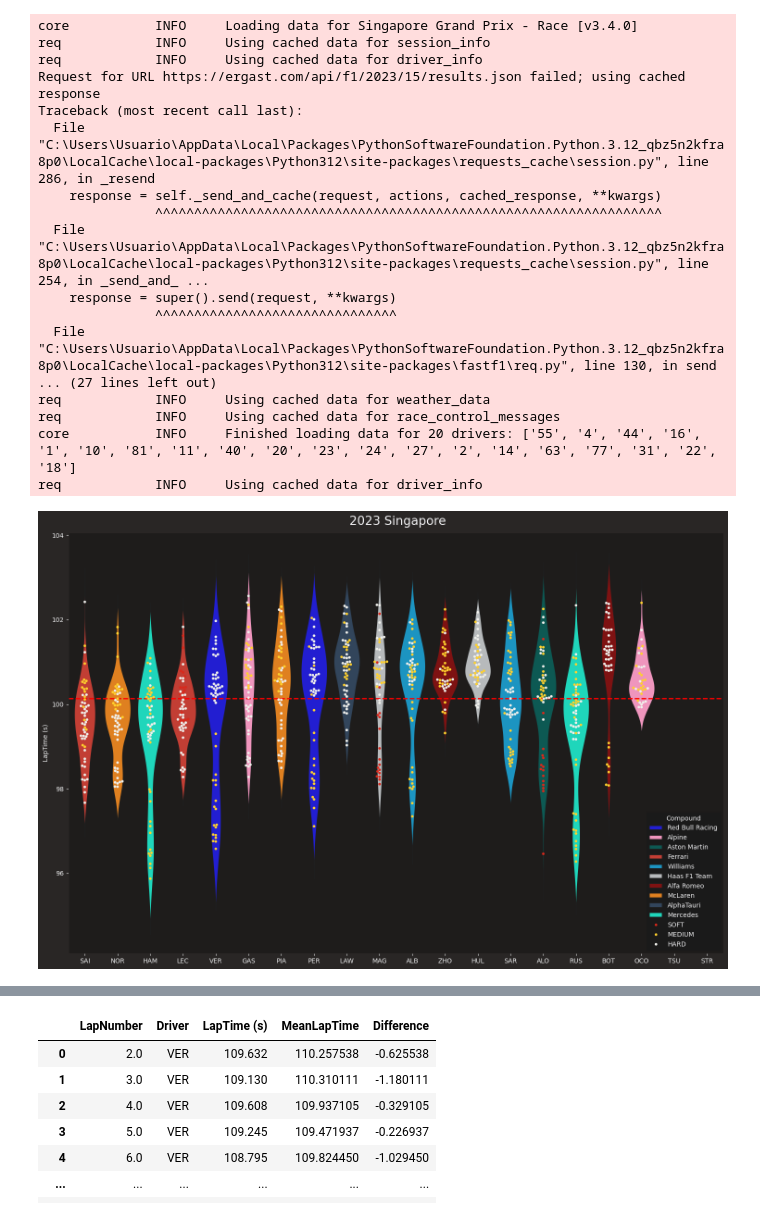
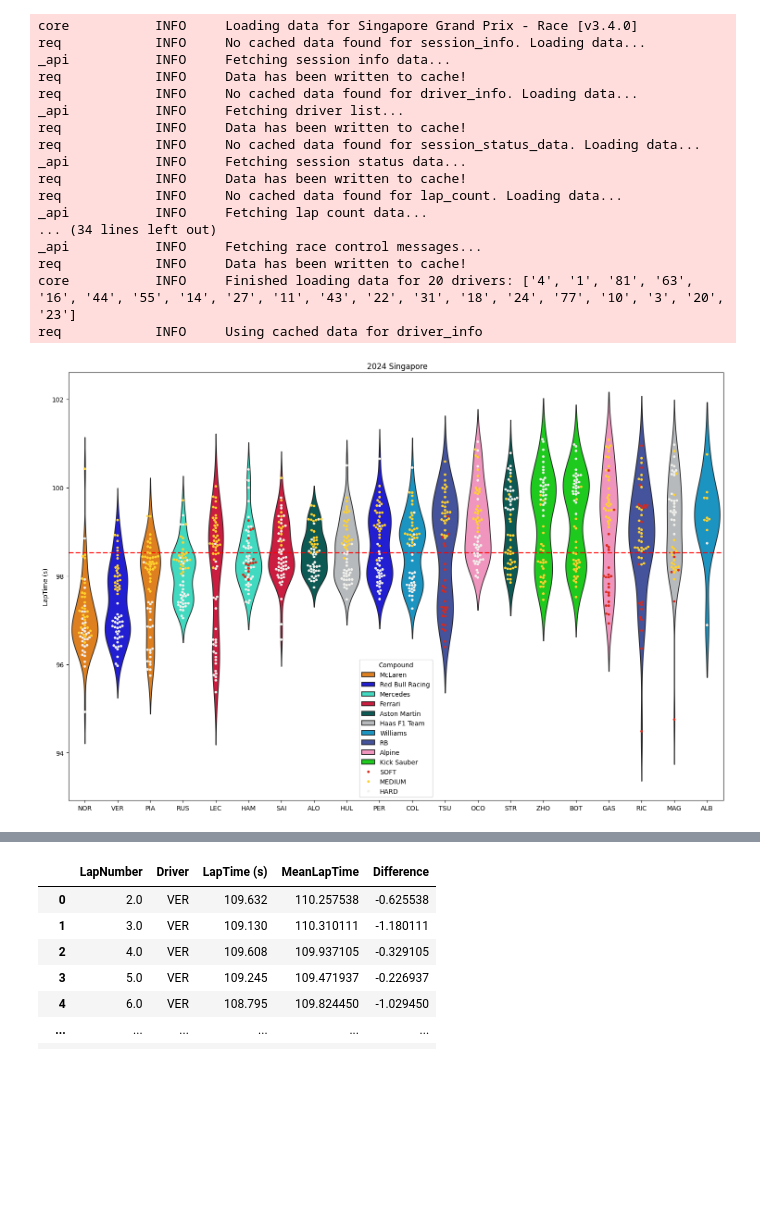
Before and after one commit to Juanto19/ProyectoF1-v1, a Jupyter notebook: Completo.ipynb, the cells around one changed output, grey strips where cells are left out. Saved outputs shown, nothing was run; the diff lists cells and outputs as text; code cells hidden in the pictures; blank space fills up the shorter version.

```diff
--- a/Completo.ipynb
+++ b/Completo.ipynb
@@ -571,23 +579,23 @@ SAR    1.653253
 PER    1.677475
 Name: Difference, dtype: float64
 # %%
-driver_pace_comp_violin(2023, 'Singapore')
+driver_pace_comp_violin(2024, 'Singapore')
 # %% [output]
 core           INFO     Loading data for Singapore Grand Prix - Race [v3.4.0]
-req            INFO     Using cached data for session_info
+req            INFO     No cached data found for session_info. Loading data...
+_api           INFO     Fetching session info data...
+req            INFO     Data has been written to cache!
+req            INFO     No cached data found for driver_info. Loading data...
+_api           INFO     Fetching driver list...
+req            INFO     Data has been written to cache!
+req            INFO     No cached data found for session_status_data. Loading data...
+_api           INFO     Fetching session status data...
+req            INFO     Data has been written to cache!
+req            INFO     No cached data found for lap_count. Loading data...
+_api           INFO     Fetching lap count data...
+... (34 lines left out)
+_api           INFO     Fetching race control messages...
+req            INFO     Data has been written to cache!
+core           INFO     Finished loading data for 20 drivers: ['4', '1', '81', '63', '16', '44', '55', '14', '27', '11', '43', '22', '31', '18', '24', '77', '10', '3', '20', '23']
 req            INFO     Using cached data for driver_info
-Request for URL https://ergast.com/api/f1/2023/15/results.json failed; using cached response
-Traceback (most recent call last):
-  File "C:\Users\Usuario\AppData\Local\Packages\PythonSoftwareFoundation.Python.3.12_qbz5n2kfra8p0\LocalCache\local-packages\Python312\site-packages\requests_cache\session.py", line 286, in _resend
-    response = self._send_and_cache(request, actions, cached_response, **kwargs)
-               ^^^^^^^^^^^^^^^^^^^^^^^^^^^^^^^^^^^^^^^^^^^^^^^^^^^^^^^^^^^^^^^^^
-  File "C:\Users\Usuario\AppData\Local\Packages\PythonSoftwareFoundation.Python.3.12_qbz5n2kfra8p0\LocalCache\local-packages\Python312\site-packages\requests_cache\session.py", line 254, in _send_and_ ...
-    response = super().send(request, **kwargs)
-               ^^^^^^^^^^^^^^^^^^^^^^^^^^^^^^^
-  File "C:\Users\Usuario\AppData\Local\Packages\PythonSoftwareFoundation.Python.3.12_qbz5n2kfra8p0\LocalCache\local-packages\Python312\site-packages\fastf1\req.py", line 130, in send
-... (27 lines left out)
-req            INFO     Using cached data for weather_data
-req            INFO     Using cached data for race_control_messages
-core           INFO     Finished loading data for 20 drivers: ['55', '4', '44', '16', '1', '10', '81', '11', '40', '20', '23', '24', '27', '2', '14', '63', '77', '31', '22', '18']
-req            INFO     Using cached data for driver_info
-[figure, old version]
+[figure, new version]
```
Also changed, not shown: parts of 5 cells of this notebook, 1 other file.
